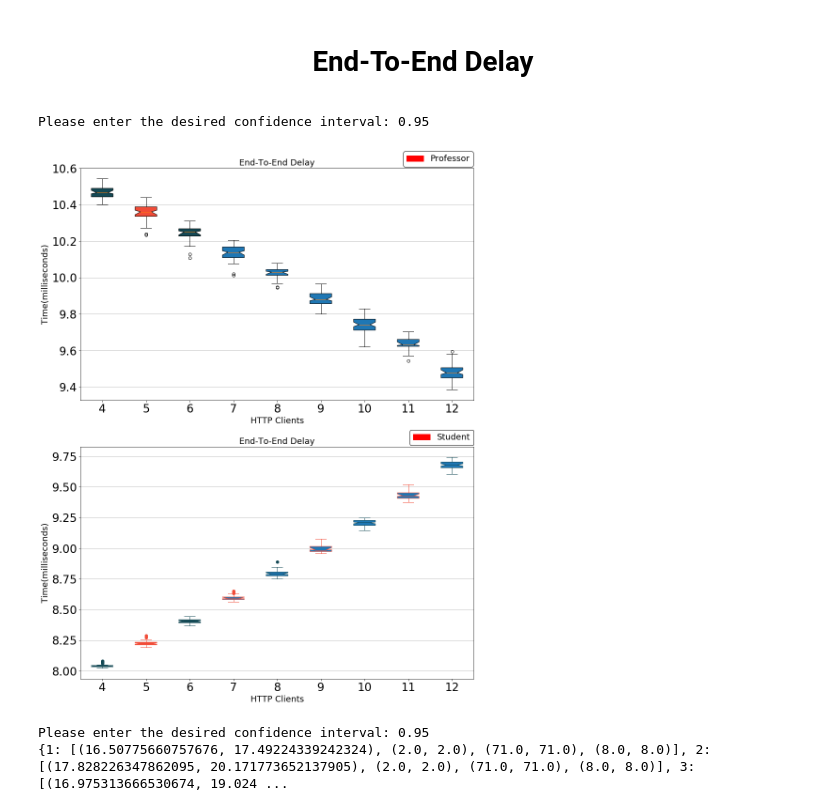
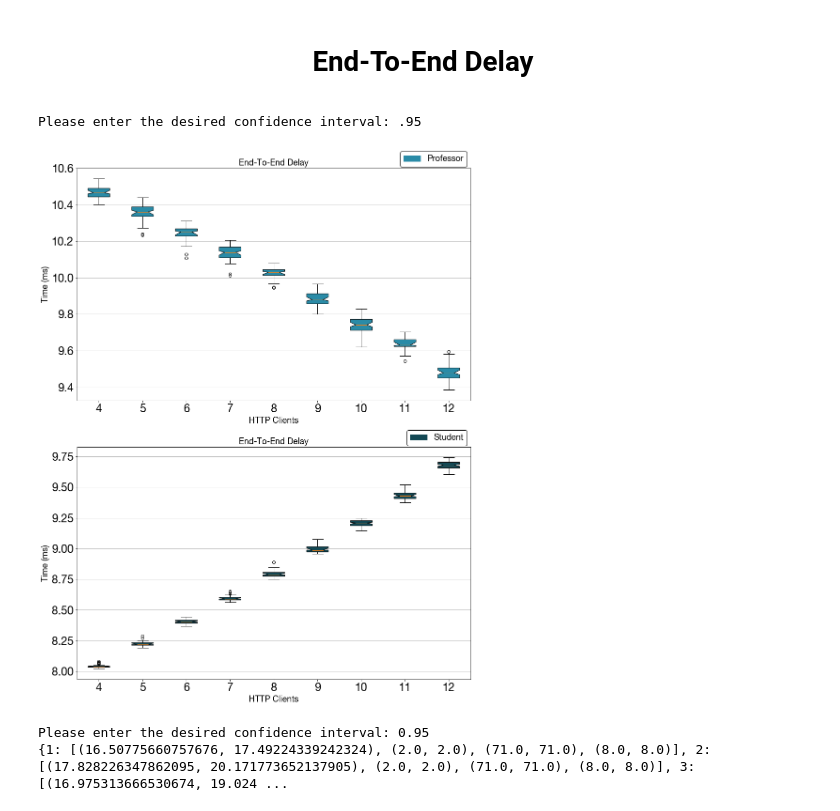
Before and after one commit to royruiz-dev/DataAutomation_SimComNets, a Jupyter notebook: SiMCN-Final-Task/SimComNet_Final-Task_Results_Analysis.ipynb, the cells around one changed output. Drawn from its saved outputs; the diff is of its cells as text; code cells hidden in the pictures.

```diff
--- a/SiMCN-Final-Task/SimComNet_Final-Task_Results_Analysis.ipynb
+++ b/SiMCN-Final-Task/SimComNet_Final-Task_Results_Analysis.ipynb
@@ -2514,18 +2511,18 @@ path = os.getcwd()
 class Result_Analysis():
 
     def read_file(self, file_number):# UPDATE file names to plot
-        dict_ = {1: 'HTTP_Clients_1_AVG_E2E_Delay.csv',
-                 2: 'HTTP_Clients_2_AVG_E2E_Delay.csv',
-                 3: 'HTTP_Clients_3_AVG_E2E_Delay.csv',
-                 4: 'VC_with_FTP_and_HTTP_AVG_E2E_Delay.csv',
-                 5: 'HTTP_Clients_5_AVG_E2E_Delay.csv',
-                 6: 'HTTP_Clients_6_AVG_E2E_Delay.csv',
-                 7: 'HTTP_Clients_7_AVG_E2E_Delay.csv',
-                 8: 'HTTP_Clients_8_AVG_E2E_Delay.csv',
-                 9: 'HTTP_Clients_9_AVG_E2E_Delay.csv',
-                 10: 'HTTP_Clients_10_AVG_E2E_Delay.csv',
-                 11: 'HTTP_Clients_11_AVG_E2E_Delay.csv',
-                 12: 'HTTP_Clients_12_AVG_E2E_Delay.csv',
+        dict_ = {1: 'Sim_Results/2000sec_50runs/1_client/HTTP_Clients_1_AVG_E2E_Delay.csv',
+                 2: 'Sim_Results/2000sec_50runs/2_client/HTTP_Clients_2_AVG_E2E_Delay.csv',
+                 3: 'Sim_Results/2000sec_50runs/3_client/HTTP_Clients_3_AVG_E2E_Delay.csv',
+                 4: 'Sim_Results/2000sec_50runs/4_client/VC_with_FTP_and_HTTP_AVG_E2E_Delay.csv',
+                 5: 'Sim_Results/2000sec_50runs/5_client/HTTP_Clients_5_AVG_E2E_Delay.csv',
+                 6: 'Sim_Results/2000sec_50runs/6_client/HTTP_Clients_6_AVG_E2E_Delay.csv',
+                 7: 'Sim_Results/2000sec_50runs/7_client/HTTP_Clients_7_AVG_E2E_Delay.csv',
+                 8: 'Sim_Results/2000sec_50runs/8_client/HTTP_Clients_8_AVG_E2E_Delay.csv',
+                 9: 'Sim_Results/2000sec_50runs/9_client/HTTP_Clients_9_AVG_E2E_Delay.csv',
+                 10: 'Sim_Results/2000sec_50runs/10_client/HTTP_Clients_10_AVG_E2E_Delay.csv',
+                 11: 'Sim_Results/2000sec_50runs/11_client/HTTP_Clients_11_AVG_E2E_Delay.csv',
+                 12: 'Sim_Results/2000sec_50runs/12_client/HTTP_Clients_12_AVG_E2E_Delay.csv',
 
                 }
         cols = ['run', 'timelimit', 'repetition', 'Module', 'Name', 'Avg_Loss_Rate']
@@ -2700,54 +2697,70 @@ while run:
                                  labels=labels)  # will be used to label x-ticks
         axes[0].set_title('End-To-End Delay', color = '#000000', fontsize=18)
         axes[0].set_xlabel('HTTP Clients', fontsize=18)
-        red_patch = mpatches.Patch(color='red', label='Professor')
+        red_patch = mpatches.Patch(color='#2a8ba7', label='Professor')
         axes[0].legend(handles=[red_patch], facecolor='white', framealpha=1,bbox_to_anchor=(0.81, 1.09), loc='upper left', prop={'size': 18})
         #axes[0].legend('Professor')
 
         # notch shape box plot
         bplot2 = axes[1].boxplot(all_student_data,
                                  notch=True,  # notch shape
                                  vert=True,  # vertical box alignment
                                  patch_artist=True,  # fill with color
                                  conf_intervals=student_CI, # calculated CIs
                                  labels=labels)  # will be used to label x-ticks
         axes[1].set_title('End-To-End Delay', color = '#000000', fontsize=18)
         axes[1].set_xlabel('HTTP Clients',fontsize=18)
-        red_patch = mpatches.Patch(color='red', label='Student')
+        red_patch = mpatches.Patch(color='#144955', label='Student')
         axes[1].legend(handles=[red_patch], facecolor='white', framealpha=1,bbox_to_anchor=(0.827, 1.09), loc='upper left', prop={'size': 18})
 
+
         # fill with colors
-        colors = ['#144955', '#F14C38', '#144955']
+        # Student color: #144955
+        # Professor color: #2a8ba7
+        # FTP Upload Student color: #f14c38
+        # HTTP Clients color: #50c878
+
+        prof_color = ['#2a8ba7', '#2a8ba7', '#2a8ba7', '#2a8ba7',
+                      '#2a8ba7', '#2a8ba7', '#2a8ba7', '#2a8ba7',
+                      '#2a8ba7']
+        stud_color = ['#144955', '#144955', '#144955', '#144955',
+                      '#144955', '#144955', '#144955', '#144955',
+                      '#144955']
+
         for bplot in (bplot1, bplot2):
-            for patch, color in zip(bplot['boxes'], colors):
-                patch.set_facecolor(color)
+            if bplot == bplot1:
+                for patch, color in zip(bplot['boxes'], prof_color):
+                    patch.set_facecolor(color)
+            else:
+                for patch, color in zip(bplot['boxes'], stud_color):
+                    patch.set_facecolor(color)
 
         # adding horizontal grid lines
         for ax in axes:
             ax.yaxis.grid(True)
             ax.set_facecolor((1, 1, 1))
-            ax.set_ylabel('Time(milliseconds)', fontsize=18)
+            ax.set_ylabel('Time (ms)', fontsize=18)
 
-        for i, artist in enumerate(ax.artists):
-            if i % 2 == 0:
-                col = '#144955'
-            else:
-                col = '#F14C38'
+        #for i, artist in enumerate(ax.artists):
+        #    if i % 2 == 0:
+        #        col = '#144955'
+        #    else:
+        #        col = '#F14C38'
 
             # This sets the color for the main box
-            artist.set_edgecolor(col)
+        #    artist.set_edgecolor(col)
             # Each box has 6 associated Line2D objects (to make the whiskers, fliers, etc.)
             # Loop over them here, and use the same colour as above
-            for j in range(i*6,i*6+6):
-                line = ax.lines[j]
-                line.set_color(col)
-                line.set_mfc(col)
-                line.set_mec(col)
+        #    for j in range(i*6,i*6+6):
+        #        line = ax.lines[j]
+        #        line.set_color(col)
+        #        line.set_mfc(col)
+        #        line.set_mec(col)
 
         run = False
 # %% [output]
-Please enter the desired confidence interval: 0.95
+Please enter the desired confidence interval: .95
-[figure, old version]
+[figure, new version]
 # %%
 import pandas as pd
 import numpy as np
```
Also changed, not shown: parts of 1 cell of this notebook.
